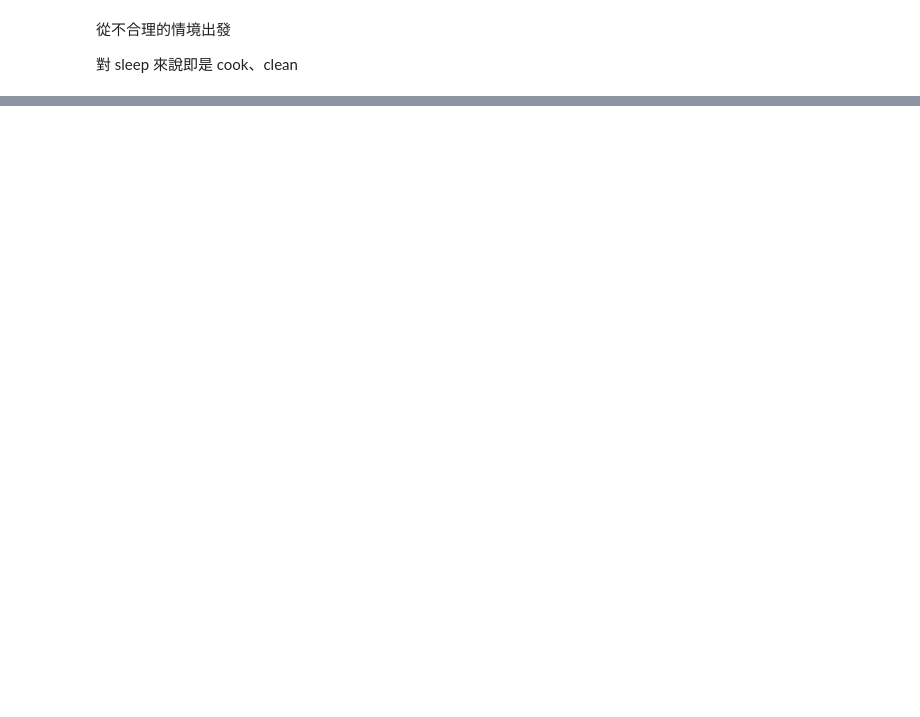
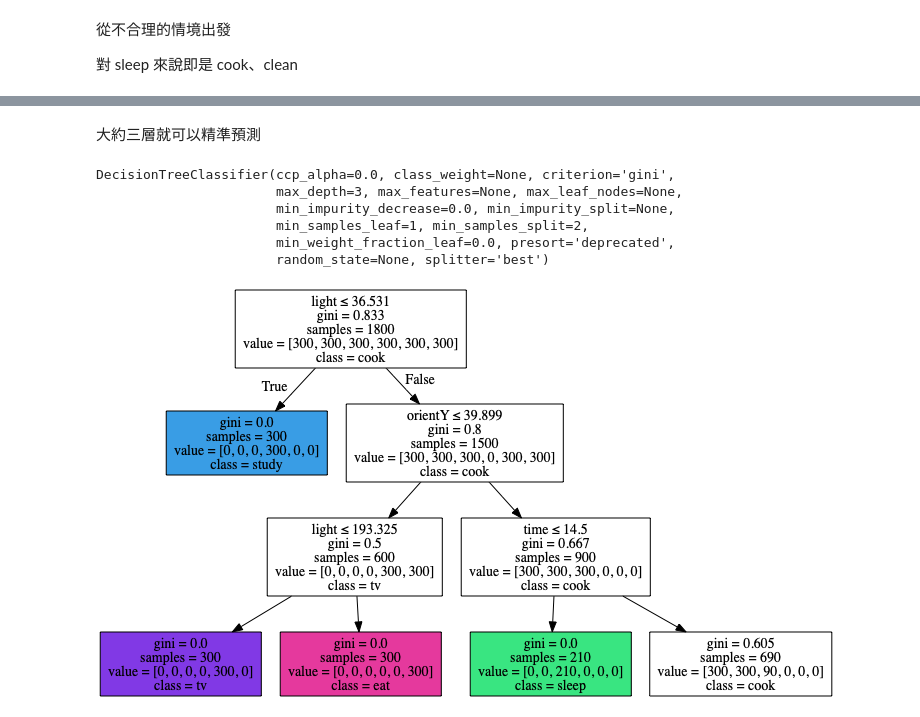
Before and after one commit to ab37695543xs/IoT_project, a Jupyter notebook: test.ipynb, the cells around one changed output, grey strips where cells are left out. Saved outputs shown, nothing was run; the diff lists cells and outputs as text; code cells hidden in the pictures; blank space fills up the shorter version.

```diff
--- a/test.ipynb
+++ b/test.ipynb
@@ -411,0 +486,16 @@ accuracy: 0.85 resample frequency: 5.9
+# %%
+cook_df = pd.DataFrame(cook)
+cook_df['situation'] = 'cook'
+clean_df = pd.DataFrame(clean)
+clean_df['situation'] = 'clean'
+sleep_df = pd.DataFrame(sleep)
+sleep_df['situation'] = 'sleep'
+study_df = pd.DataFrame(study)
+study_df['situation'] = 'study'
+tv_df = pd.DataFrame(tv)
+tv_df['situation'] = 'tv'
+eat_df = pd.DataFrame(eat)
+eat_df['situation'] = 'eat'
+# %%
+training_data = pd.concat([cook_df, clean_df, sleep_df, study_df, tv_df, eat_df], ignore_index=True)
+training_data
@@ -411,0 +516,24 @@ accuracy: 0.85 resample frequency: 5.9
+# %%
+X_train = training_data[sensor]
+Y_train = training_data['situation']
+# %% [markdown]
+大約三層就可以精準預測
+# %%
+tree = DecisionTreeClassifier(max_depth=3)
+tree.fit(X_train, Y_train)
+# %% [output]
+DecisionTreeClassifier(ccp_alpha=0.0, class_weight=None, criterion='gini',
+                       max_depth=3, max_features=None, max_leaf_nodes=None,
+                       min_impurity_decrease=0.0, min_impurity_split=None,
+                       min_samples_leaf=1, min_samples_split=2,
+                       min_weight_fraction_leaf=0.0, presort='deprecated',
+                       random_state=None, splitter='best')
+# %%
+dot_data = export_graphviz(tree, filled=True,
+                feature_names=X_train.columns.to_list(),
+                class_names=situation,
+                special_characters=True)
+graph = pydotplus.graph_from_dot_data(dot_data)
+Image(graph.create_png())
+# %% [output]
+[figure, added]
```
Also changed, not shown: parts of 49 cells of this notebook, 1 other file.
